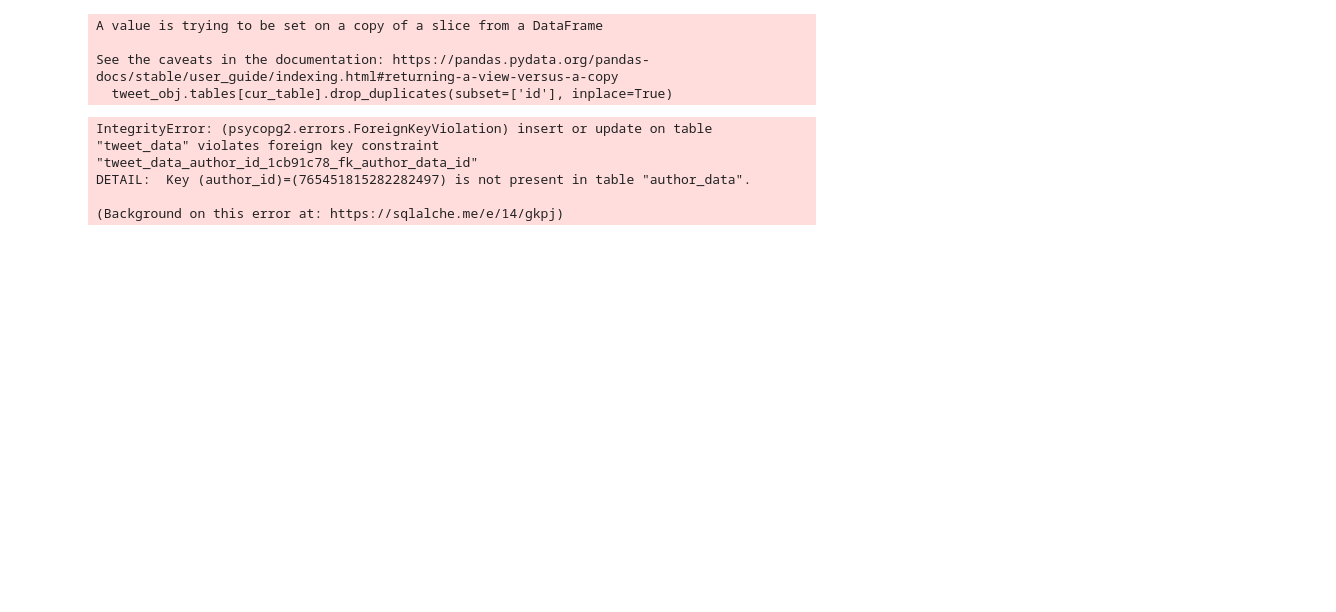
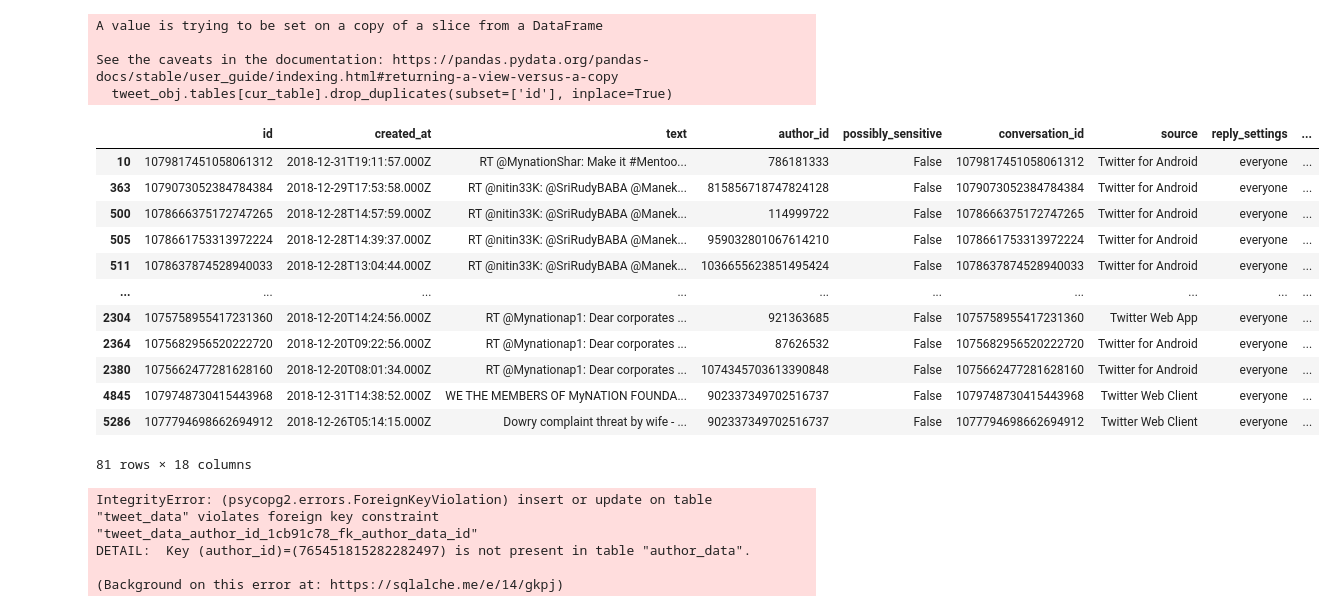
Before and after one commit to unna97/twarc2_to_sql, a Jupyter notebook: test.ipynb, the cells around one changed output. Saved outputs shown, nothing was run; the diff lists cells and outputs as text; code cells hidden in the pictures; blank space fills up the shorter version.

```diff
--- a/test.ipynb
+++ b/test.ipynb
@@ -31,6 +47,22 @@ A value is trying to be set on a copy of a slice from a DataFrame
 
 See the caveats in the documentation: https://pandas.pydata.org/pandas-docs/stable/user_guide/indexing.html#returning-a-view-versus-a-copy
   tweet_obj.tables[cur_table].drop_duplicates(subset=['id'], inplace=True)
+# %%
+tweet_obj.tables['tweet_data'][tweet_obj.tables['tweet_data'].text.str.lower().str.contains('mynation')]
+# %% [output]
+|  | id | created_at | text | author_id | possibly_sensitive | conversation_id | source | reply_settings | ... |
+| 10 | 1079817451058061312 | 2018-12-31T19:11:57.000Z | RT @MynationShar: Make it #Mentoo... | 786181333 | False | 1079817451058061312 | Twitter for Android | everyone | ... |
+| 363 | 1079073052384784384 | 2018-12-29T17:53:58.000Z | RT @nitin33K: @SriRudyBABA @Manek... | 815856718747824128 | False | 1079073052384784384 | Twitter for Android | everyone | ... |
+| 500 | 1078666375172747265 | 2018-12-28T14:57:59.000Z | RT @nitin33K: @SriRudyBABA @Manek... | 114999722 | False | 1078666375172747265 | Twitter for Android | everyone | ... |
+| 505 | 1078661753313972224 | 2018-12-28T14:39:37.000Z | RT @nitin33K: @SriRudyBABA @Manek... | 959032801067614210 | False | 1078661753313972224 | Twitter for Android | everyone | ... |
+| 511 | 1078637874528940033 | 2018-12-28T13:04:44.000Z | RT @nitin33K: @SriRudyBABA @Manek... | 1036655623851495424 | False | 1078637874528940033 | Twitter for Android | everyone | ... |
+| ... | ... | ... | ... | ... | ... | ... | ... | ... | ... |
+| 2304 | 1075758955417231360 | 2018-12-20T14:24:56.000Z | RT @Mynationap1: Dear corporates ... | 921363685 | False | 1075758955417231360 | Twitter Web App | everyone | ... |
+| 2364 | 1075682956520222720 | 2018-12-20T09:22:56.000Z | RT @Mynationap1: Dear corporates ... | 87626532 | False | 1075682956520222720 | Twitter for Android | everyone | ... |
+| 2380 | 1075662477281628160 | 2018-12-20T08:01:34.000Z | RT @Mynationap1: Dear corporates ... | 1074345703613390848 | False | 1075662477281628160 | Twitter for Android | everyone | ... |
+| 4845 | 1079748730415443968 | 2018-12-31T14:38:52.000Z | WE THE MEMBERS OF MyNATION FOUNDA... | 902337349702516737 | False | 1079748730415443968 | Twitter Web Client | everyone | ... |
+| 5286 | 1077794698662694912 | 2018-12-26T05:14:15.000Z | Dowry complaint threat by wife - ... | 902337349702516737 | False | 1077794698662694912 | Twitter Web Client | everyone | ... |
+81 rows × 18 columns
 # %%
 cur_table = 'tweet_data'
 tweet_obj.tables[cur_table].to_sql(name=cur_table, con=engine, if_exists='append', index=False)
```
Also changed, not shown: parts of 1 cell of this notebook, 2 other files.
